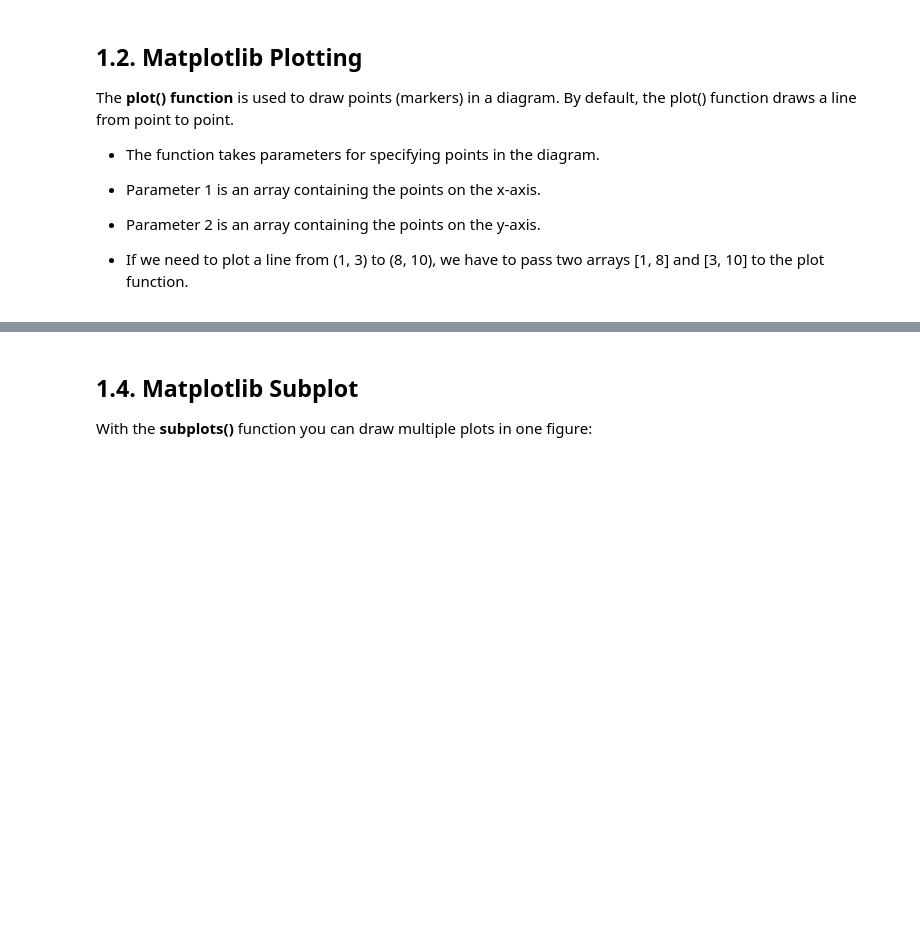
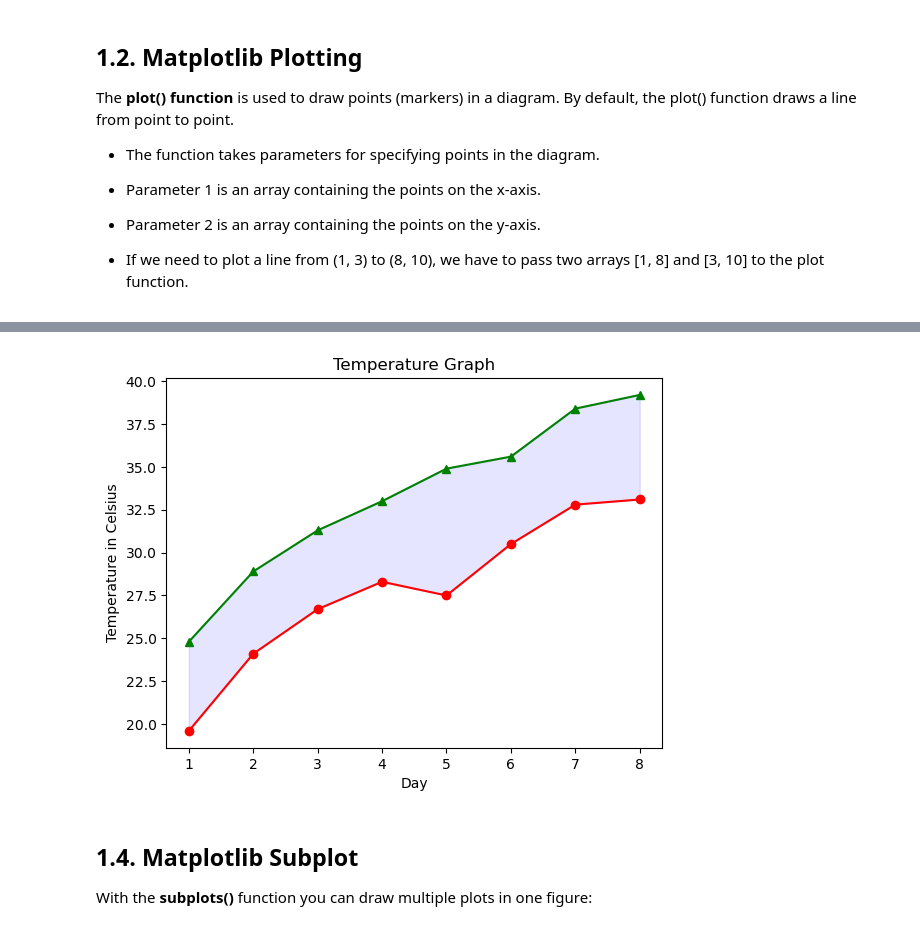
Before and after one commit to FreddyEcu-Ch/Python-Foundations, a Jupyter notebook: Día 3/Data Visualization.ipynb, the cells around one changed output, grey strips where cells are left out. Drawn from its saved outputs; the diff is of its cells as text; code cells hidden in the pictures; blank space fills up the shorter version.

```diff
--- a/Día 3/Data Visualization.ipynb
+++ b/Día 3/Data Visualization.ipynb
@@ -120,29 +128,31 @@ A matplotlib object is a tree-like structure of matplotlib objects which build a
 # %%
 # Generate Figure and Axes
 
 # Insert data
 days = np.arange(1, 9)
 celsius_min = np.array([19.6, 24.1, 26.7, 28.3, 27.5, 30.5, 32.8, 33.1])
 celsius_max = np.array([24.8, 28.9, 31.3, 33.0, 34.9, 35.6, 38.4, 39.2])
 
 # Define objecs
 fig, ax = plt.subplots()
 
 # Make plots
-ax.plot(days, celsius_min)
-ax.plot(days, celsius_min, "oy")
-ax.plot(days, celsius_max)
-ax.plot(days, celsius_max, "or")
+ax.plot(days, celsius_min, marker="o", color="r")
+#ax.plot(days, celsius_min, "oy")
+ax.plot(days, celsius_max, marker="^", color="g")
+#ax.plot(days, celsius_max, "or")
 
 # Set labels and title
 ax.set(xlabel='Day',
-       ylabel='Temperature in Celsius',
+        ylabel='Temperature in Celsius',
        title='Temperature Graph')
 
 # Fill area
-ax.fill_between(days, celsius_min, celsius_max, color='r', alpha=.1)
+ax.fill_between(days, celsius_min, celsius_max, color='b', alpha=.1)
 
 plt.show()
+# %% [output]
+[figure, added]
 # %% [markdown]
 ## 1.4. Matplotlib Subplot
 
```
Also changed, not shown: parts of 29 cells of this notebook.
